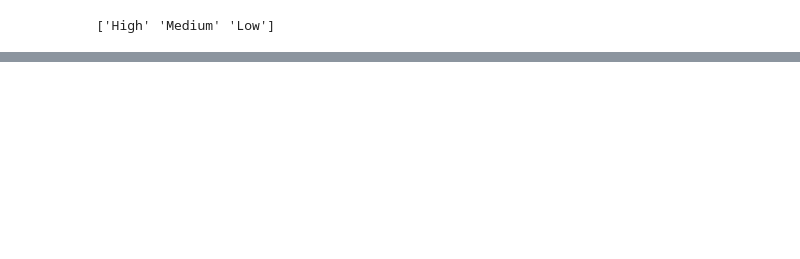
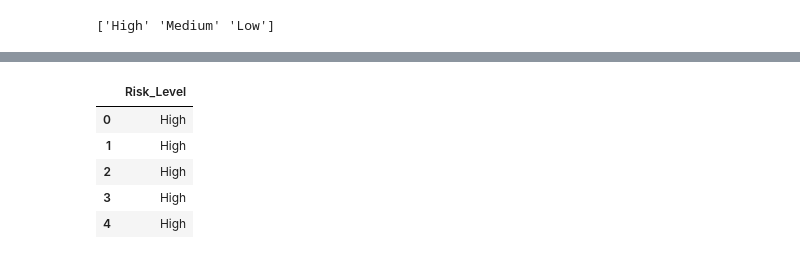
Before and after one commit to RananBarua/MSTRPRJCT, a Jupyter notebook: mentalhealth.ipynb, the cells around one changed output, grey strips where cells are left out. Drawn from its saved outputs; the diff is of its cells as text; code cells hidden in the pictures; blank space fills up the shorter version.

```diff
--- a/mentalhealth.ipynb
+++ b/mentalhealth.ipynb
@@ -367,2 +412,0 @@ def risk_score(row):
-# %%
-data['Mental_Health_Risk']=data.apply(risk_score,axis=1)
@@ -375,10 +441,6 @@ data.head()
 | 2 | 8/27/2014 11:32 | Female | United States | Corporate | No | Yes | Yes | 1-14 days | ... |
 | 3 | 8/27/2014 11:37 | Female | United States | Corporate | No | Yes | Yes | 1-14 days | ... |
 | 4 | 8/27/2014 11:43 | Female | United States | Corporate | No | Yes | Yes | 1-14 days | ... |
-# %%
-data['Risk_Level']= data['Mental_Health_Risk'].apply(
-    lambda x:'Low' if x<=3 else ('Medium' if x<=6 else'High')
-)
 # %%
 print(data['Risk_Level'].unique())
 # %% [output]
@@ -406,10 +495,10 @@ data['Growing_Stress'] = data['Growing_Stress'].map({'No': 0, 'Maybe': 1, 'Yes':
 data['Changes_Habits'] = data['Changes_Habits'].map({'No': 0, 'Maybe': 1, 'Yes': 2})
 data['Mental_Health_History'] = data['Mental_Health_History'].map({'No': 0, 'Maybe': 1, 'Yes': 2})
 data['Mood_Swings'] = data['Mood_Swings'].map({'Low': 0, 'Medium': 1, 'High': 2})
-data['Work_Interest'] = data['Work_Interest'].map({'Low': 0, 'Medium': 1, 'High': 2})
+data['Work_Interest'] = data['Work_Interest'].map({'No': 0, 'Maybe': 1, 'Yes': 2})
 data['Social_Weakness'] = data['Social_Weakness'].map({'No': 0, 'Maybe': 1, 'Yes': 2})
 data['mental_health_interview'] = data['mental_health_interview'].map({'No': 0, 'Maybe': 1, 'Yes': 2})
-data['care_options'] = data['care_options'].map({'No': 0, 'Maybe': 1, 'Yes': 2})
+data['care_options'] = data['care_options'].map({'No': 0, 'Maybe': 1, 'Yes': 2, 'Not sure': 1})
 # %%
 data = pd.get_dummies(data, columns=['Country', 'Occupation'], drop_first=True)
 # %%
@@ -435,0 +545,3 @@ data.tail()
+# %%
+bool_cols = data.select_dtypes('bool').columns
+data[bool_cols] = data[bool_cols].astype(int)
@@ -435,0 +580,9 @@ data.tail()
+# %%
+data[['Risk_Level']].head()
+# %% [output]
+|  | Risk_Level |
+| 0 | High |
+| 1 | High |
+| 2 | High |
+| 3 | High |
+| 4 | High |
```
Also changed, not shown: parts of 23 cells of this notebook, 2 other files.
